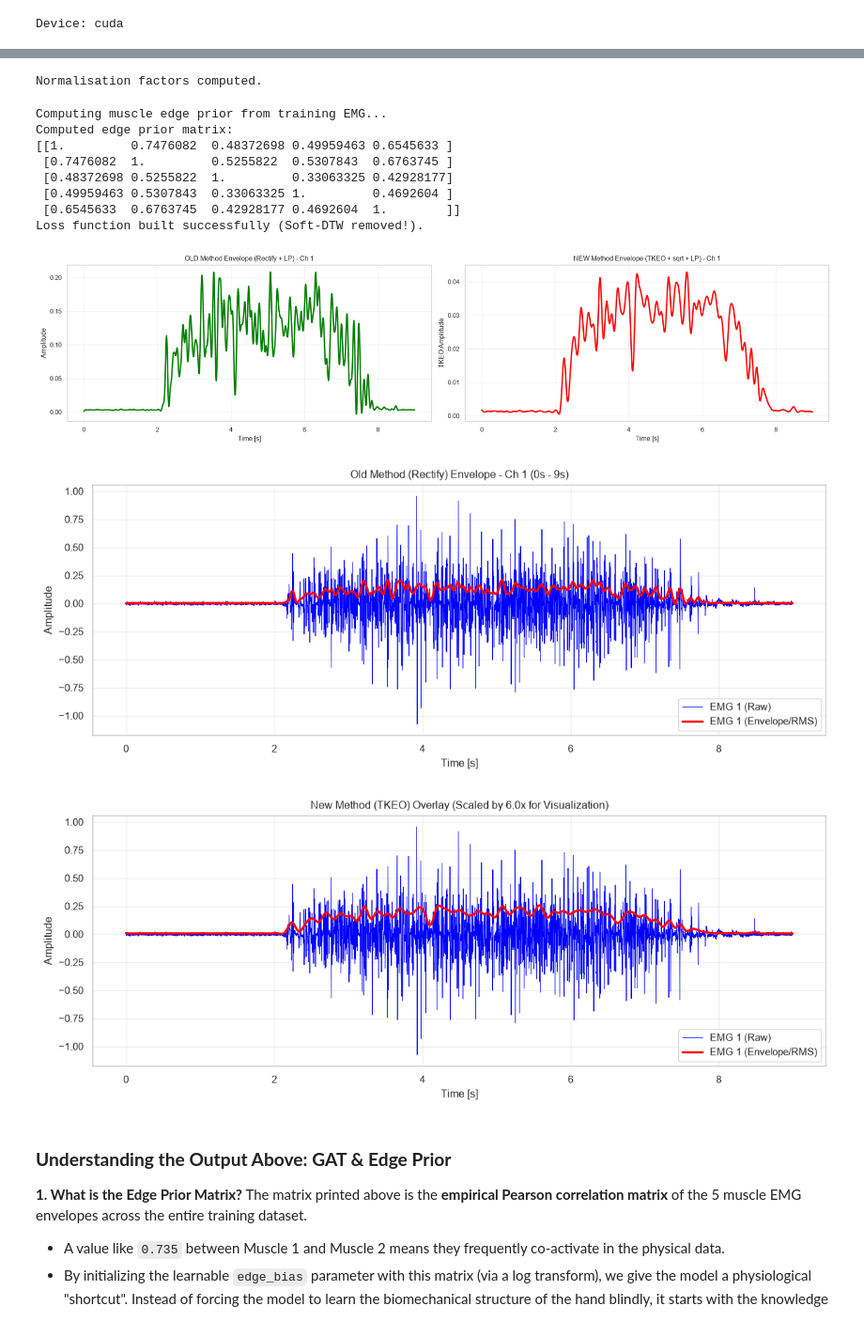
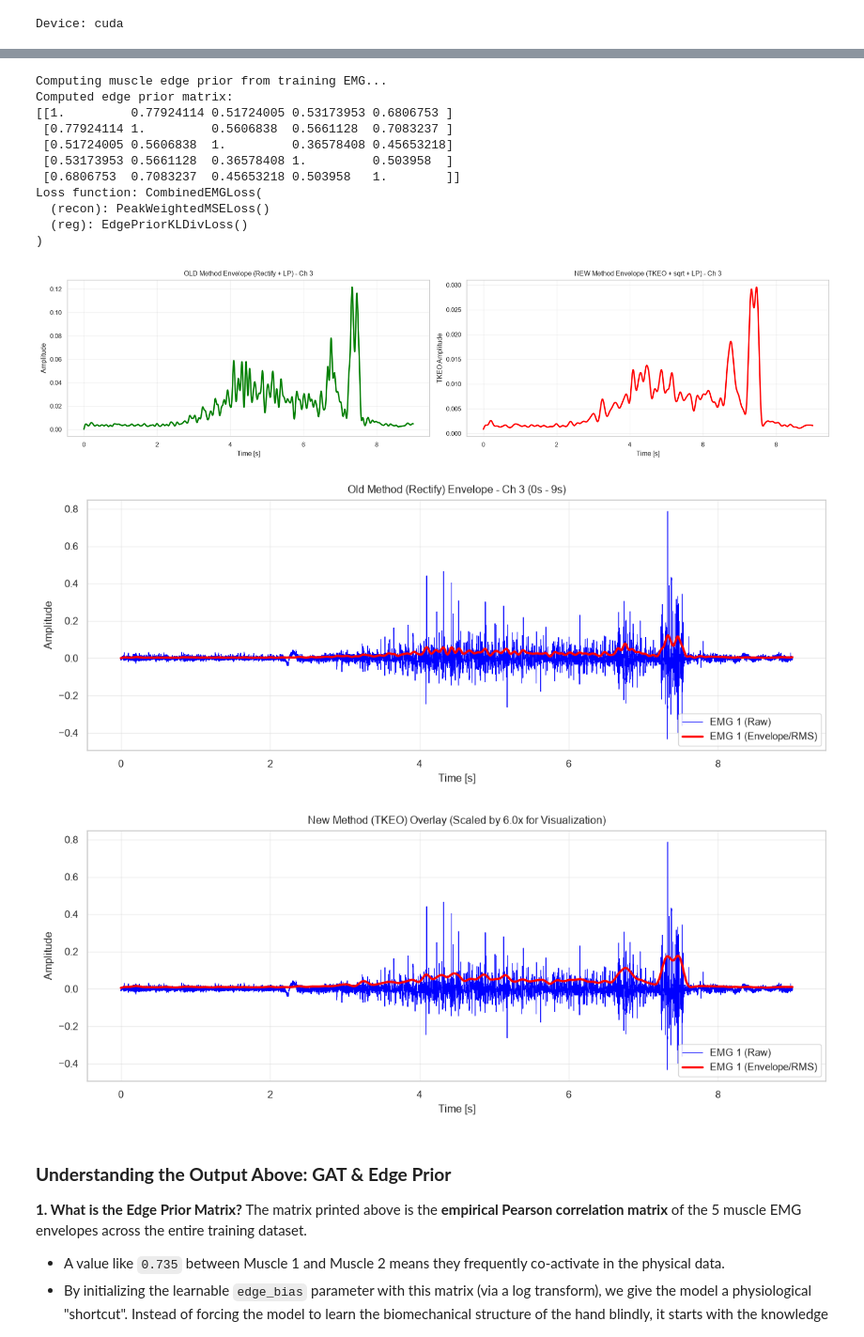
Before and after one commit to MohammadMahdi-Sharifbeigy/eeg-emg-grasp-decoder, a Jupyter notebook: main.ipynb, the cells around one changed output, grey strips where cells are left out. Shown at 94% size. Cells and saved outputs as stored; diff of their text form; code cells hidden in the pictures.

```diff
--- a/main.ipynb
+++ b/main.ipynb
@@ -268,9 +263,6 @@ def local_prepare_batch_factory(emg_mean, emg_std, kin_mean, kin_std, device, dr
 # Pass the index 12 (rho_GL) to drop it
 drop_indices = [12]
 prepare_batch = local_prepare_batch_factory(emg_mean, emg_std, kin_mean, kin_std, device, drop_kin_indices=drop_indices)
-print("Normalisation factors computed.")
-# %% [output]
-Normalisation factors computed.
 # %%
 sample_eeg, sample_kin, sample_emg = train_ds[0]
 
@@ -292,18 +284,20 @@ edge_prior = torch.from_numpy(prior_np)
 print(f"Computed edge prior matrix:\n{prior_np}")
 
 # Build loss
-loss_fn = build_loss_from_config(notebook_cfg)
-
-print("Loss function built successfully (Soft-DTW removed!).")
+loss_fn = build_loss_from_config(notebook_cfg["training"])
+print(f"Loss function: {loss_fn}")
 # %% [output]
 Computing muscle edge prior from training EMG...
 Computed edge prior matrix:
-[[1.         0.7476082  0.48372698 0.49959463 0.6545633 ]
- [0.7476082  1.         0.5255822  0.5307843  0.6763745 ]
- [0.48372698 0.5255822  1.         0.33063325 0.42928177]
- [0.49959463 0.5307843  0.33063325 1.         0.4692604 ]
- [0.6545633  0.6763745  0.42928177 0.4692604  1.        ]]
-Loss function built successfully (Soft-DTW removed!).
+[[1.         0.77924114 0.51724005 0.53173953 0.6806753 ]
+ [0.77924114 1.         0.5606838  0.5661128  0.7083237 ]
+ [0.51724005 0.5606838  1.         0.36578408 0.45653218]
+ [0.53173953 0.5661128  0.36578408 1.         0.503958  ]
+ [0.6806753  0.7083237  0.45653218 0.503958   1.        ]]
+Loss function: CombinedEMGLoss(
+  (recon): PeakWeightedMSELoss()
+  (reg): EdgePriorKLDivLoss()
+)
 # %%
 import matplotlib.pyplot as plt
 from main.dataloader import load_hs
@@ -343,7 +337,7 @@ emg_tkeo_slice = emg_tkeo[start_idx_env:end_idx_env]
 
 
 # 5. Plot using the built-in overlay function
-channel = 0  # Change this to view different muscles
+channel = 2  # Change this to view different muscles
 
 # Set up a figure with 2 subplots (side-by-side)
 fig, (ax1, ax2) = plt.subplots(1, 2, figsize=(16, 4))
@@ -368,36 +362,36 @@ ax2.set_ylabel("TKEO Amplitude")
 ax2.grid(True, alpha=0.3)
 
 plt.tight_layout()
 plt.show()
 
 
 # Overlay for the Old Method (First 20s)
 fig1 = plot_emg_envelope_overlay(
     raw_emg=emg_raw_slice,
     env_emg=emg_old_slice,
     fs_raw=fs_raw,
     fs_env=fs_env,
     channel_idx=channel,
     title=f"Old Method (Rectify) Envelope - Ch {channel + 1} ({start_sec}s - {end_sec}s)"
 )
 
 # Overlay for the New TKEO Method (First 20s)
 empirical_scale_factor = 6.0
 emg_tkeo_scaled_for_overlay = emg_tkeo_slice * empirical_scale_factor
 
 fig2 = plot_emg_envelope_overlay(
     raw_emg=emg_raw_slice,
     env_emg=emg_tkeo_scaled_for_overlay,
     fs_raw=fs_raw,
     fs_env=fs_env,
     channel_idx=channel,
     title=f"New Method (TKEO) Overlay (Scaled by {empirical_scale_factor}x for Visualization)"
 )
 plt.show()
 # %% [output]
-[figure, old version]
+[figure, new version]
-[figure, old version]
+[figure, new version]
-[figure, old version]
+[figure, new version]
 # %% [markdown]
 ### **Understanding the Output Above: GAT & Edge Prior**
 
```
Also changed, not shown: parts of 10 cells of this notebook, 3 other files.
